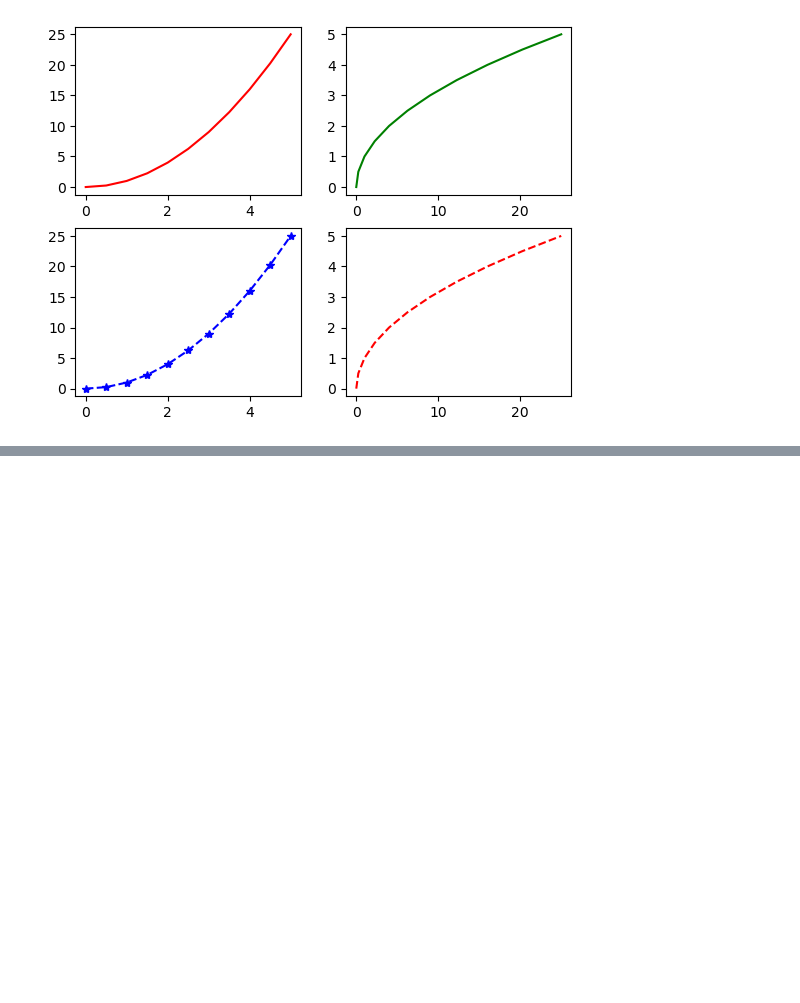
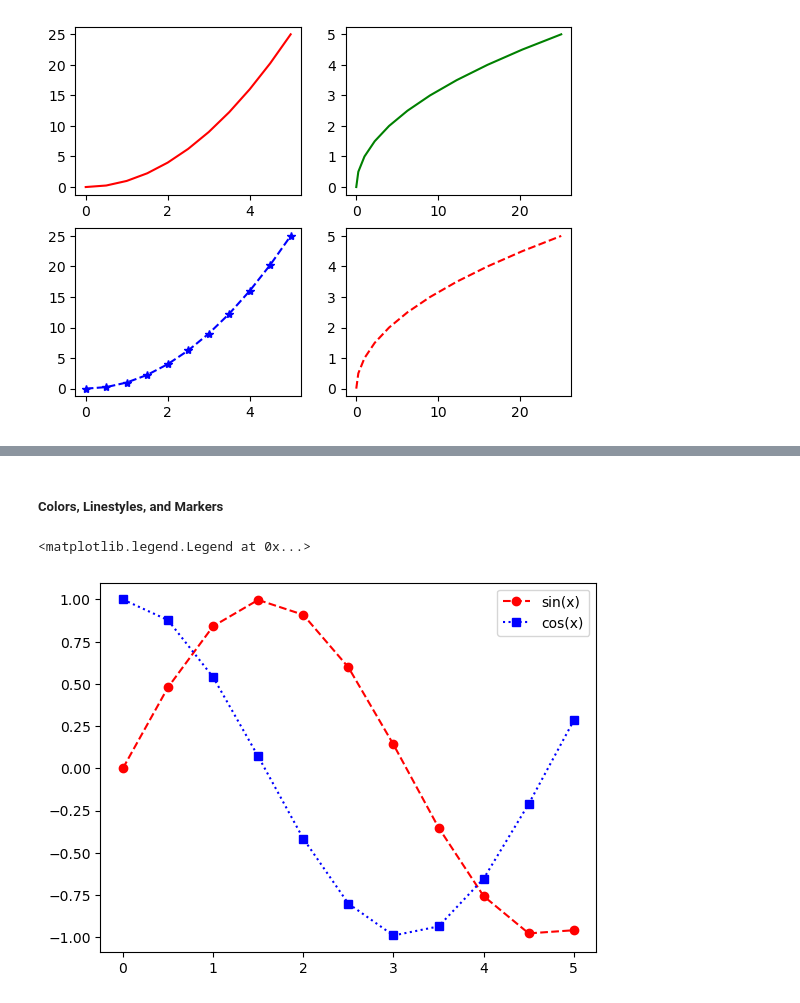
Before and after one commit to SiddheshDaphane/Python-for-data-science-and-machine-learning, a Jupyter notebook: 4. Matplotlib.ipynb, the cells around one changed output, grey strips where cells are left out. Drawn from its saved outputs; the diff is of its cells as text; code cells hidden in the pictures; blank space fills up the shorter version.

Commit message:
Matplotlib

```diff
--- a/4. Matplotlib.ipynb
+++ b/4. Matplotlib.ipynb
@@ -84,0 +88,9 @@ plt.show()
+# %% [markdown]
+##### Colors, Linestyles, and Markers
+# %%
+plt.plot(x, np.sin(x), color='red',linestyle='--', marker='o', label='sin(x)')
+plt.plot(x, np.cos(x),color='blue', linestyle=':', marker='s', label='cos(x)')
+plt.legend()
+# %% [output]
+<matplotlib.legend.Legend at 0x...>
+[figure, added]
```
Also changed, not shown: parts of 4 cells of this notebook.
